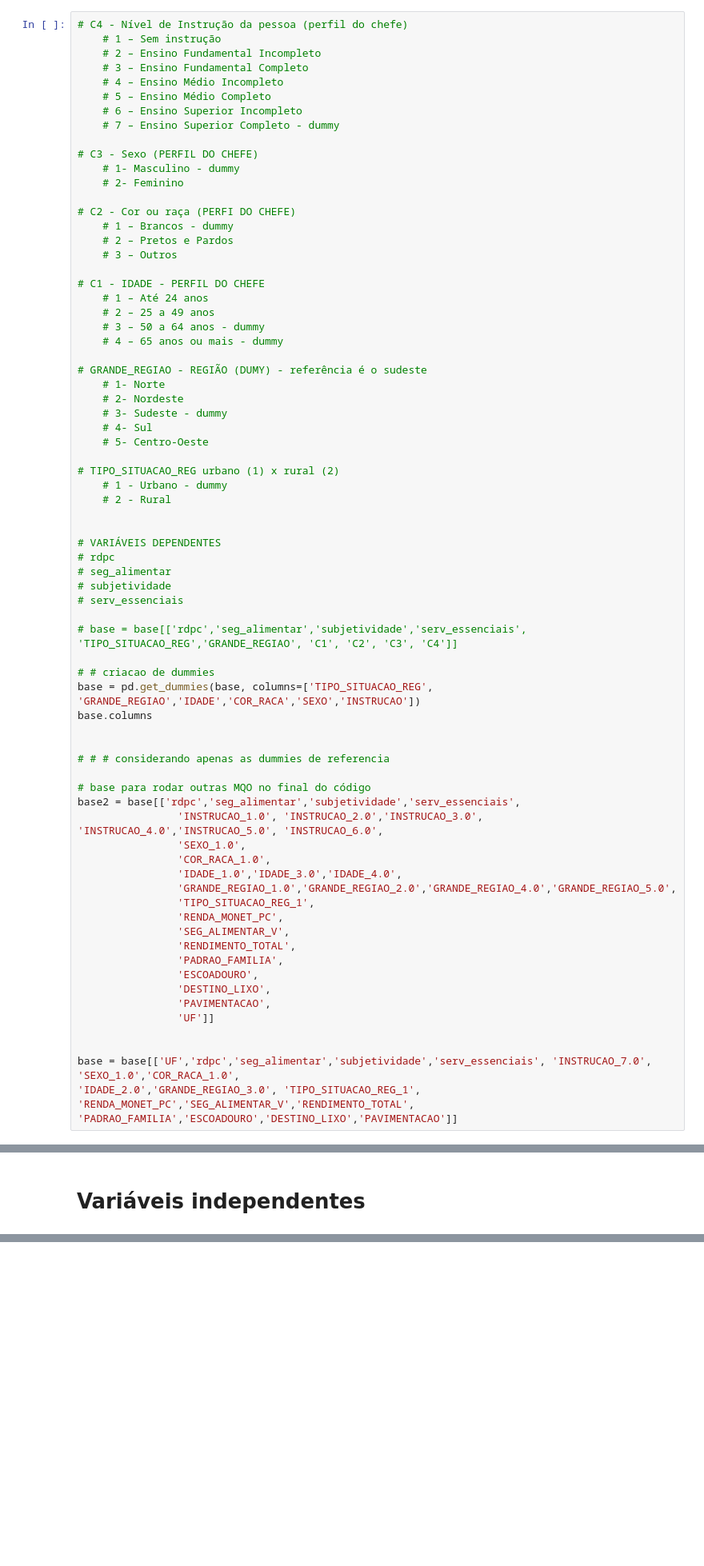
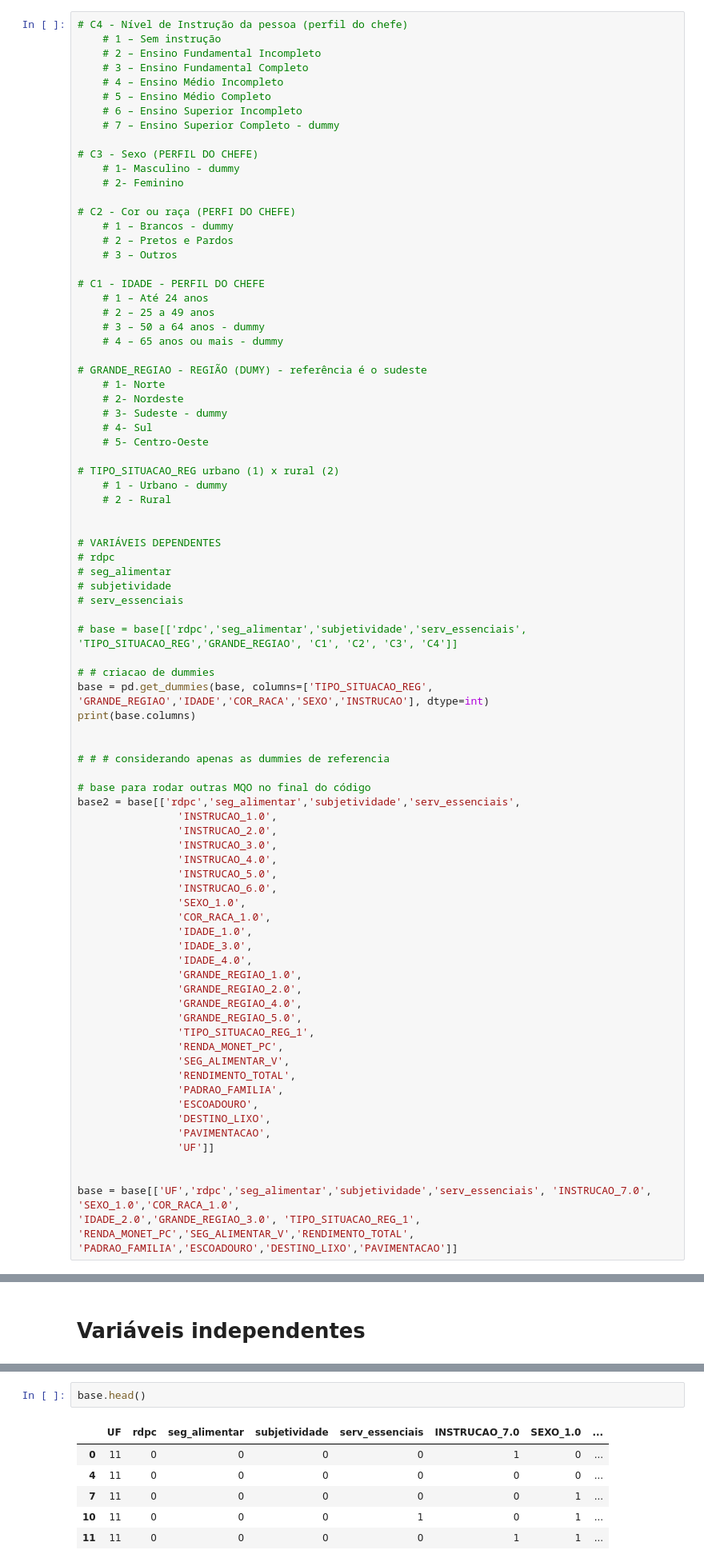
Before and after one commit to jrodrigotico/MQO-IBGE, a Jupyter notebook: script_mqo.ipynb, the cells around one changed output, grey strips where cells are left out. Shown: that part at 80% size. Cells and saved outputs as stored; diff of their text form; blank space fills up the shorter version.

```diff
--- a/script_mqo.ipynb
+++ b/script_mqo.ipynb
@@ -660,19 +680,29 @@ sn.barplot(y='RENDA_MONET_PC', x='UF', data = tabela, ax=ax, palette='dark')
 # base = base[['rdpc','seg_alimentar','subjetividade','serv_essenciais', 'TIPO_SITUACAO_REG','GRANDE_REGIAO', 'C1', 'C2', 'C3', 'C4']]
 
 # # criacao de dummies
-base = pd.get_dummies(base, columns=['TIPO_SITUACAO_REG', 'GRANDE_REGIAO','IDADE','COR_RACA','SEXO','INSTRUCAO'])
-base.columns
+base = pd.get_dummies(base, columns=['TIPO_SITUACAO_REG', 'GRANDE_REGIAO','IDADE','COR_RACA','SEXO','INSTRUCAO'], dtype=int)
+print(base.columns)
 
 
 # # # considerando apenas as dummies de referencia
 
 # base para rodar outras MQO no final do código
 base2 = base[['rdpc','seg_alimentar','subjetividade','serv_essenciais',
-                'INSTRUCAO_1.0', 'INSTRUCAO_2.0','INSTRUCAO_3.0', 'INSTRUCAO_4.0','INSTRUCAO_5.0', 'INSTRUCAO_6.0',
+                'INSTRUCAO_1.0',
+                'INSTRUCAO_2.0',
+                'INSTRUCAO_3.0',
+                'INSTRUCAO_4.0',
+                'INSTRUCAO_5.0',
+                'INSTRUCAO_6.0',
                 'SEXO_1.0',
                 'COR_RACA_1.0',
-                'IDADE_1.0','IDADE_3.0','IDADE_4.0',
-                'GRANDE_REGIAO_1.0','GRANDE_REGIAO_2.0','GRANDE_REGIAO_4.0','GRANDE_REGIAO_5.0',
+                'IDADE_1.0',
+                'IDADE_3.0',
+                'IDADE_4.0',
+                'GRANDE_REGIAO_1.0',
+                'GRANDE_REGIAO_2.0',
+                'GRANDE_REGIAO_4.0',
+                'GRANDE_REGIAO_5.0',
                 'TIPO_SITUACAO_REG_1',
                 'RENDA_MONET_PC',
                 'SEG_ALIMENTAR_V',
@@ -725,6 +768,15 @@ var_x_base2 = base2[['INSTRUCAO_1.0', 'INSTRUCAO_2.0', 'INSTRUCAO_3.0', 'INSTRUC
 'IDADE_1.0', 'IDADE_3.0', 'IDADE_4.0', 'GRANDE_REGIAO_1.0',
 'GRANDE_REGIAO_2.0', 'GRANDE_REGIAO_4.0', 'GRANDE_REGIAO_5.0',
 'TIPO_SITUACAO_REG_1']]
+# %%
+base.head()
+# %% [output]
+|  | UF | rdpc | seg_alimentar | subjetividade | serv_essenciais | INSTRUCAO_7.0 | SEXO_1.0 | ... |
+| 0 | 11 | 0 | 0 | 0 | 0 | 1 | 0 | ... |
+| 4 | 11 | 0 | 0 | 0 | 0 | 0 | 0 | ... |
+| 7 | 11 | 0 | 0 | 0 | 0 | 0 | 1 | ... |
+| 10 | 11 | 0 | 0 | 0 | 1 | 0 | 1 | ... |
+| 11 | 11 | 0 | 0 | 0 | 0 | 1 | 1 | ... |
 # %% [markdown]
 # MQO - Mínimos Quadrados Ordinários
 Há o teste de homocedasticidade e verificação de multicolinearidade.
```
Also changed, not shown: parts of 15 cells of this notebook.
